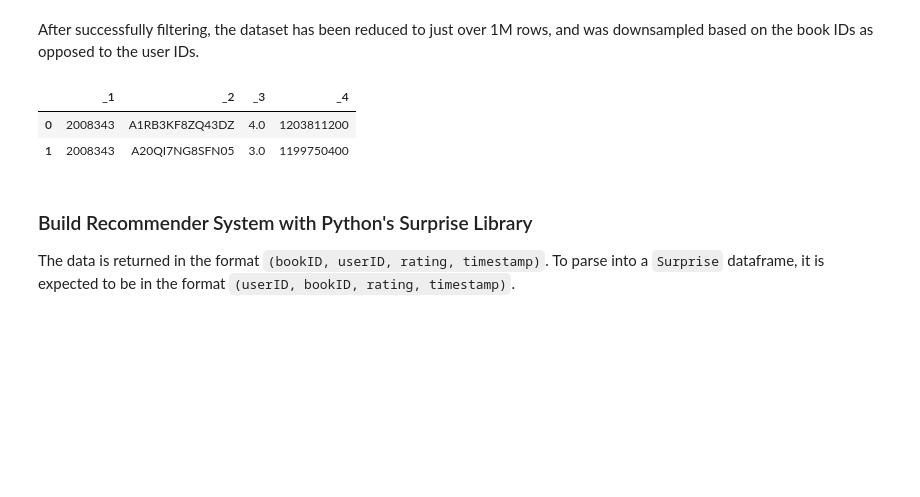
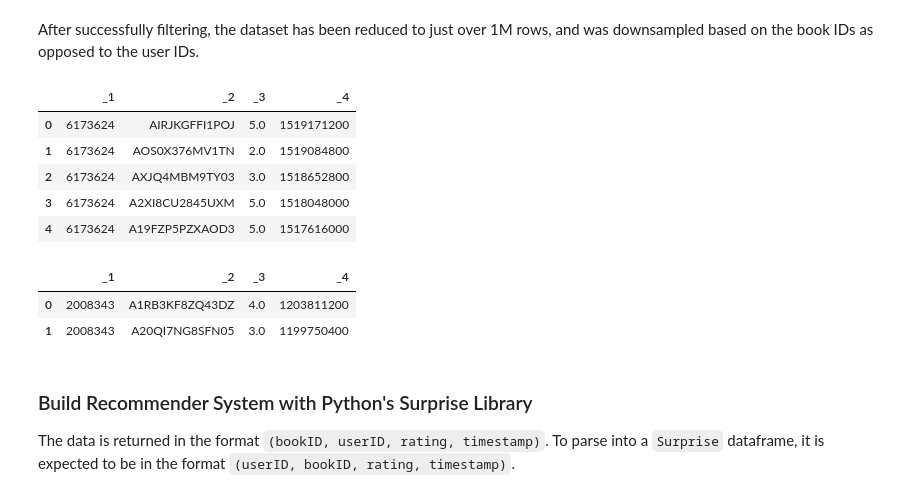
Before and after one commit to kyleanthonyr/Amazon-Recommender-System, a Jupyter notebook: notebooks/02-kar-preprocessing-and-modeling.ipynb, the cells around one changed output. Cells and saved outputs as stored; diff of their text form; code cells hidden in the pictures; blank space fills up the shorter version.

```diff
--- a/notebooks/02-kar-preprocessing-and-modeling.ipynb
+++ b/notebooks/02-kar-preprocessing-and-modeling.ipynb
@@ -180,0 +176,2 @@ book_ids_58k.count()
+# %%
+book_ids_5k = book_ids.sample(withReplacement=False, fraction=0.0025)
@@ -199,3 +220,12 @@ books_58k_df = books_58k_df.toPandas()
+# %%
+books_5k.head()
+# %% [output]
+|  | _1 | _2 | _3 | _4 |
+| 0 | 6173624 | AIRJKGFFI1POJ | 5.0 | 1519171200 |
+| 1 | 6173624 | AOS0X376MV1TN | 2.0 | 1519084800 |
+| 2 | 6173624 | AXJQ4MBM9TY03 | 3.0 | 1518652800 |
+| 3 | 6173624 | A2XI8CU2845UXM | 5.0 | 1518048000 |
+| 4 | 6173624 | A19FZP5PZXAOD3 | 5.0 | 1517616000 |
 # %%
 # Confirm data structure
 books_58k_df.iloc[:2]
```
Also changed, not shown: parts of 29 cells of this notebook.
